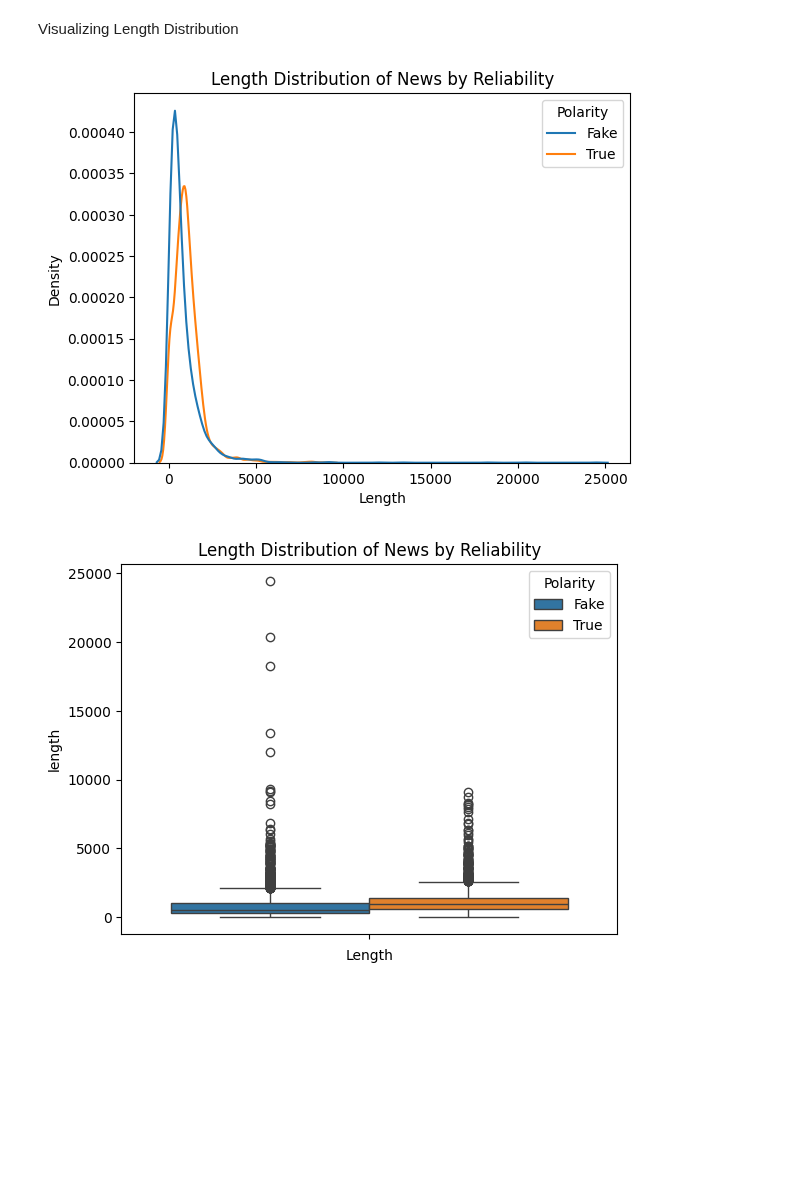
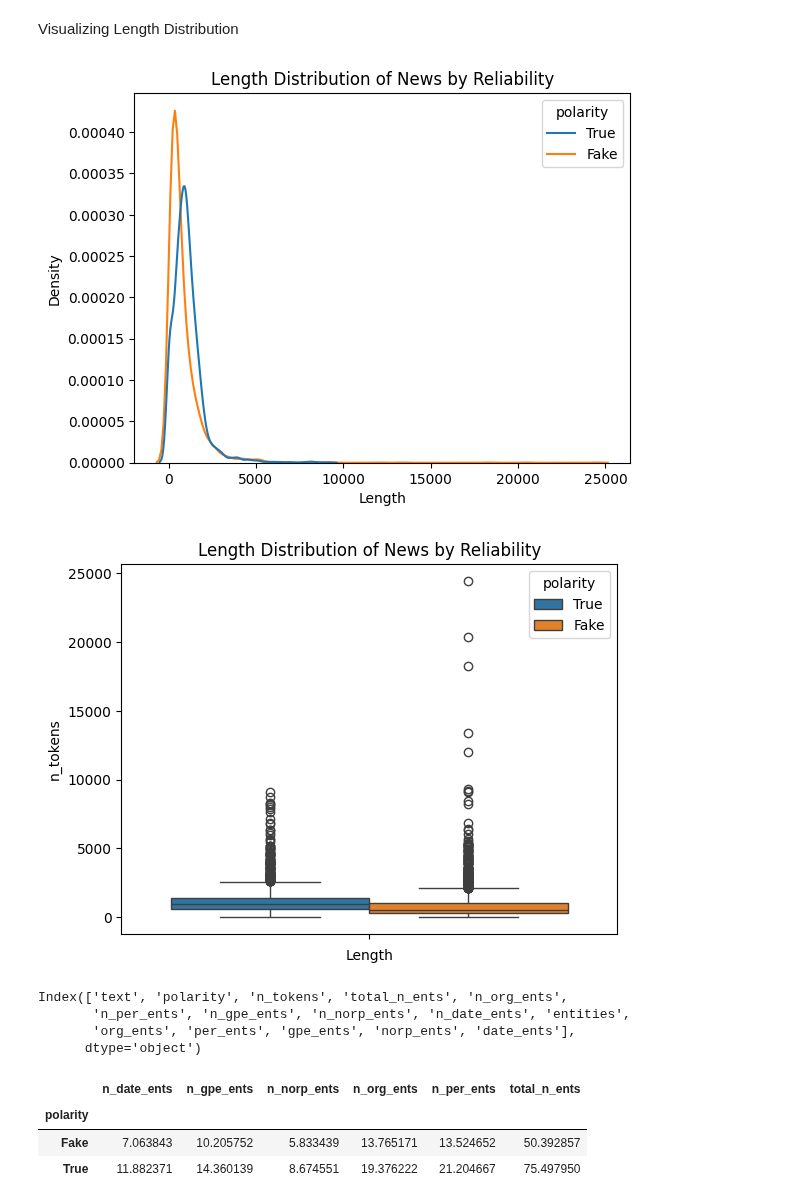
Before and after one commit to alberto-lorente/Make_Believe_v2, a Jupyter notebook: 0. Data Analysis.ipynb, the cells around one changed output. Drawn from its saved outputs; the diff is of its cells as text; code cells hidden in the pictures; blank space fills up the shorter version.

```diff
--- a/0. Data Analysis.ipynb
+++ b/0. Data Analysis.ipynb
@@ -102,0 +96,16 @@ np.median(fake_news["length"])
+# %%
+def transform_df(df):
+
+    list_news_true = df[df["Polarity"] == "True"]["text"].to_list()
+    list_news_fake = df[df["Polarity"] == "Fake"]["text"].to_list()
+
+    processed_news_true = [get_spacy_feats(news, "True") for news in list_news_true]
+    processed_news_fake = [get_spacy_feats(news, "Fake") for news in list_news_fake]
+
+    merged_processed_news = processed_news_true + processed_news_fake
+
+    transformed_df = pd.DataFrame(merged_processed_news)
+
+    return transformed_df
+# %%
+news_processed = transform_df(data)
@@ -107,20 +125,20 @@ plot_df = pd.concat([fake_news, true_news])
 # %%
-sns.kdeplot(data = plot_df,
-            x = "length",
-            hue = "Polarity")
+sns.kdeplot(data = news_processed,
+            x = "n_tokens",
+            hue = "polarity")
 
 plt.title("Length Distribution of News by Reliability")
 plt.xlabel("Length")
 plt.show()
 # %% [output]
-[figure, old version]
+[figure, new version]
 # %%
-sns.boxplot(data = plot_df,
-            y = "length",
-            hue = "Polarity")
+sns.boxplot(data = news_processed,
+            y = "n_tokens",
+            hue = "polarity")
 
 plt.title("Length Distribution of News by Reliability")
 plt.xlabel("Length")
 plt.show()
 # %% [output]
-[figure, old version]
+[figure, new version]
@@ -129,0 +145,14 @@ plt.show()
+# %%
+news_processed.columns
+# %% [output]
+Index(['text', 'polarity', 'n_tokens', 'total_n_ents', 'n_org_ents',
+       'n_per_ents', 'n_gpe_ents', 'n_norp_ents', 'n_date_ents', 'entities',
+       'org_ents', 'per_ents', 'gpe_ents', 'norp_ents', 'date_ents'],
+      dtype='object')
+# %%
+news_processed.pivot_table(values=['total_n_ents', 'n_org_ents', 'n_per_ents', 'n_gpe_ents', 'n_norp_ents', 'n_date_ents'], index="polarity")
+# %% [output]
+|  | n_date_ents | n_gpe_ents | n_norp_ents | n_org_ents | n_per_ents | total_n_ents |
+| polarity |  |  |  |  |  |  |
+| Fake | 7.063843 | 10.205752 | 5.833439 | 13.765171 | 13.524652 | 50.392857 |
+| True | 11.882371 | 14.360139 | 8.674551 | 19.376222 | 21.204667 | 75.497950 |
```
Also changed, not shown: parts of 43 cells of this notebook, 1 other file.
